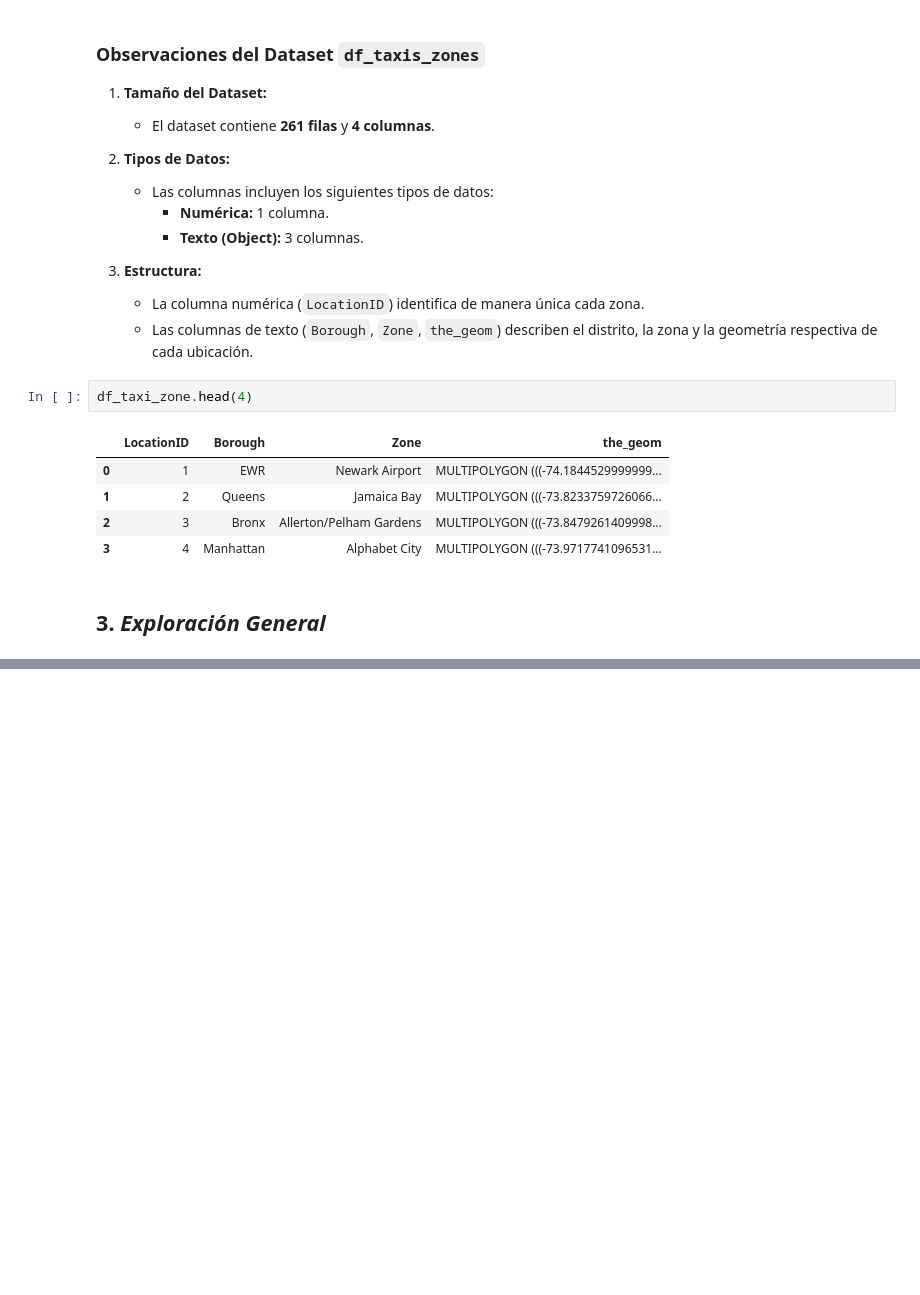
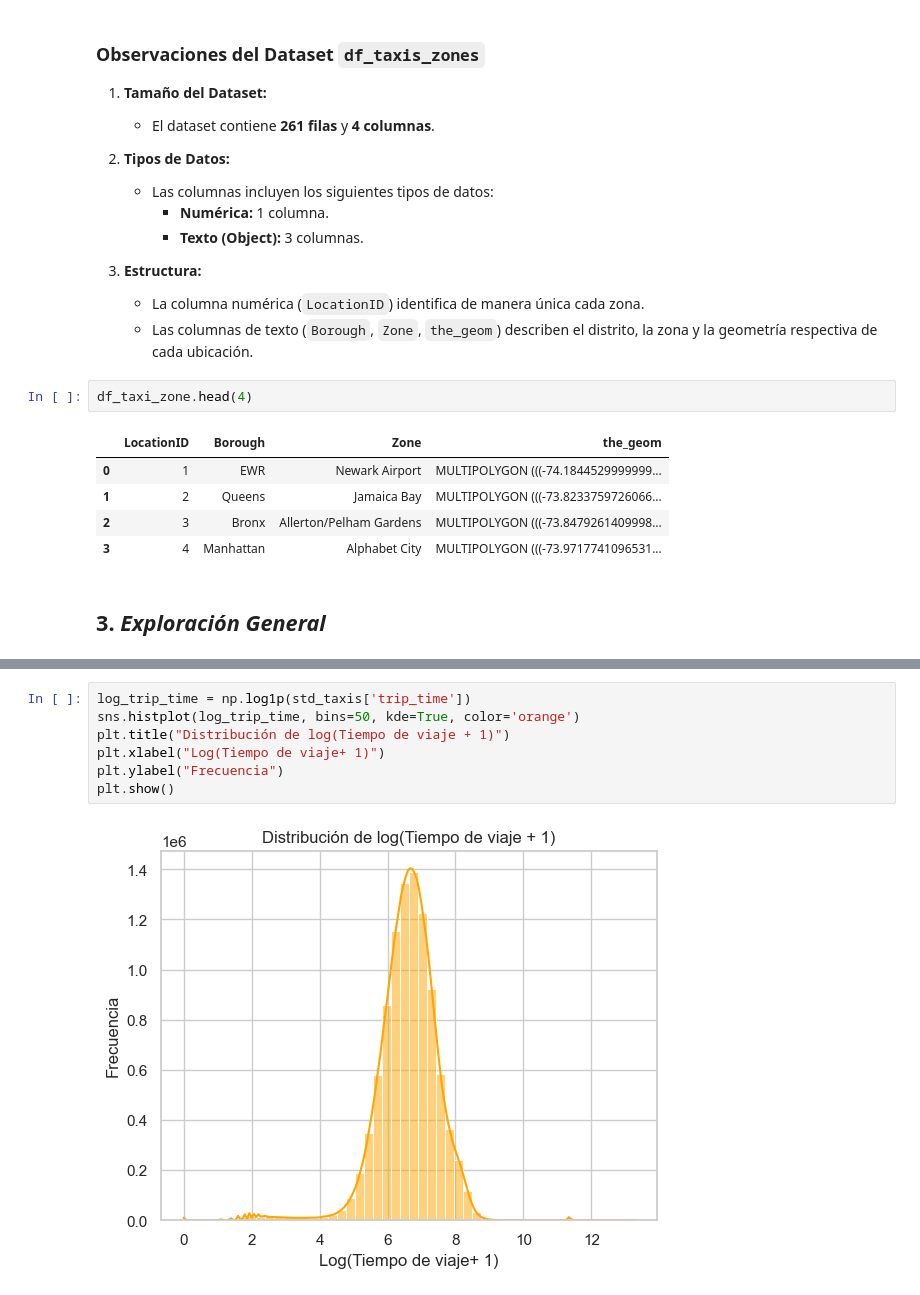
Before and after one commit to Ccasilimas/New_York_Taxis_IA, a Jupyter notebook: Machine_Learning/EDA_ML.ipynb, the cells around one changed output, grey strips where cells are left out. Saved outputs shown, nothing was run; the diff lists cells and outputs as text; blank space fills up the shorter version.

```diff
--- a/Machine_Learning/EDA_ML.ipynb
+++ b/Machine_Learning/EDA_ML.ipynb
@@ -440,0 +470,9 @@ plt.show()
+# %%
+log_trip_time = np.log1p(std_taxis['trip_time'])
+sns.histplot(log_trip_time, bins=50, kde=True, color='orange')
+plt.title("Distribución de log(Tiempo de viaje + 1)")
+plt.xlabel("Log(Tiempo de viaje+ 1)")
+plt.ylabel("Frecuencia")
+plt.show()
+# %% [output]
+[figure, added]
```
Also changed, not shown: parts of 36 cells of this notebook.
